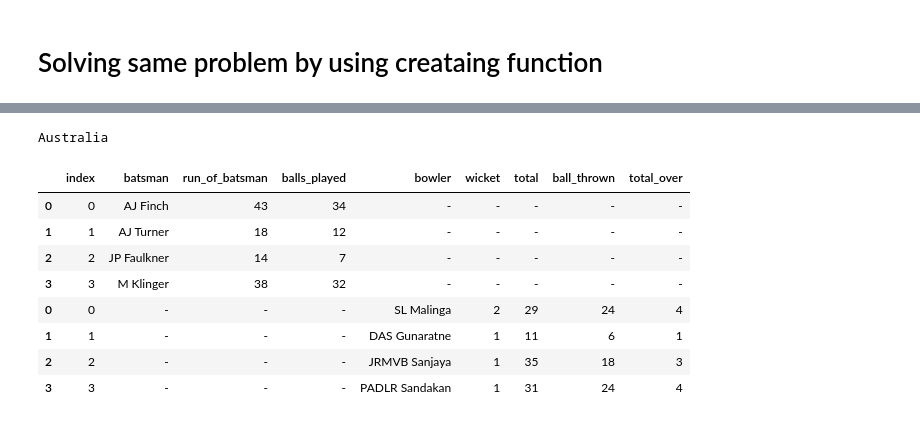
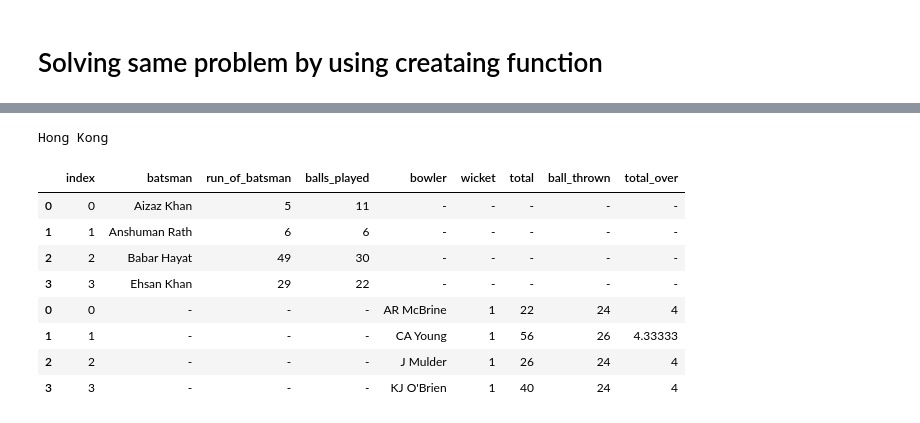
Before and after one commit to Gauravms2143/-International_T20_Data-Analysis--Self-Project.ipynb, a Jupyter notebook: International_T20_Data_Analysis_Self_Project.ipynb, the cells around one changed output, grey strips where cells are left out. Cells and saved outputs as stored; diff of their text form; code cells hidden in the pictures.

```diff
--- a/International_T20_Data_Analysis_Self_Project.ipynb
+++ b/International_T20_Data_Analysis_Self_Project.ipynb
@@ -845,8 +356,0 @@ final_top_bowler_df['total_over']=final_top_bowler_df['ball_thrown']/6
-# %%
-final_top_bowler_df=final_top_bowler_df.sort_values(by=['wicket'], ascending=False)
-
-final_top_bowler_df.reset_index()
-
-final_top_bowler_df=final_top_bowler_df.head(4)
-
-final_top_bowler_df=final_top_bowler_df.reset_index()
@@ -932,6 +398,9 @@ def batsman_data(final_result):
   return top_btt_df
 # %%
 def bowler_data(final_result):
+   '''
+  this function will Calculating over bawl by bowlers,wicket taken by bowlers.
+  '''
   # Top Bowler
   top_bowler_df=final_result[final_result["kind"]!="run out"]
   top_bowler_df.head(1)
@@ -984,6 +453,9 @@ def bowler_data(final_result):
   return final_top_bowler_df
 # %%
 def get_single_df_for_innings(df_of_batsman,df_of_bowler):
+  '''
+  This Function will return combine dataframe i.e Final Dashboard.
+  '''
 
   df_of_batsman=df_of_batsman.head(4)
 
@@ -1002,7 +474,3 @@ def get_single_df_for_innings(df_of_batsman,df_of_bowler):
   final_solution=final_solution.fillna("-")
 
   return final_solution
-# %%
-for i in new_inning_df[0].keys():
-  s1=i
-type(s1)
@@ -1107,23 +565,23 @@ def Final_Dashboard(new_inning_df):
   return l1,l2
 # %%
 pd.options.mode.chained_assignment = None
-new_inning_df=eval(df['innings'][0])
+new_inning_df=eval(df['innings'][3])
 inning_dataframes,team_names_list=Final_Dashboard(new_inning_df)
 df1,df2=inning_dataframes
 first_inning_team,second_inning_team=team_names_list
 print(first_inning_team)
 df1
 # %% [output]
-Australia
+Hong Kong
 |  | index | batsman | run_of_batsman | balls_played | bowler | wicket | total | ball_thrown | total_over |
-| 0 | 0 | AJ Finch | 43 | 34 | - | - | - | - | - |
-| 1 | 1 | AJ Turner | 18 | 12 | - | - | - | - | - |
-| 2 | 2 | JP Faulkner | 14 | 7 | - | - | - | - | - |
-| 3 | 3 | M Klinger | 38 | 32 | - | - | - | - | - |
-| 0 | 0 | - | - | - | SL Malinga | 2 | 29 | 24 | 4 |
-| 1 | 1 | - | - | - | DAS Gunaratne | 1 | 11 | 6 | 1 |
-| 2 | 2 | - | - | - | JRMVB Sanjaya | 1 | 35 | 18 | 3 |
-| 3 | 3 | - | - | - | PADLR Sandakan | 1 | 31 | 24 | 4 |
+| 0 | 0 | Aizaz Khan | 5 | 11 | - | - | - | - | - |
+| 1 | 1 | Anshuman Rath | 6 | 6 | - | - | - | - | - |
+| 2 | 2 | Babar Hayat | 49 | 30 | - | - | - | - | - |
+| 3 | 3 | Ehsan Khan | 29 | 22 | - | - | - | - | - |
+| 0 | 0 | - | - | - | AR McBrine | 1 | 22 | 24 | 4 |
+| 1 | 1 | - | - | - | CA Young | 1 | 56 | 26 | 4.33333 |
+| 2 | 2 | - | - | - | J Mulder | 1 | 26 | 24 | 4 |
+| 3 | 3 | - | - | - | KJ O'Brien | 1 | 40 | 24 | 4 |
 # %%
 print(second_inning_team)
 df1
```
Also changed, not shown: parts of 59 cells of this notebook.
